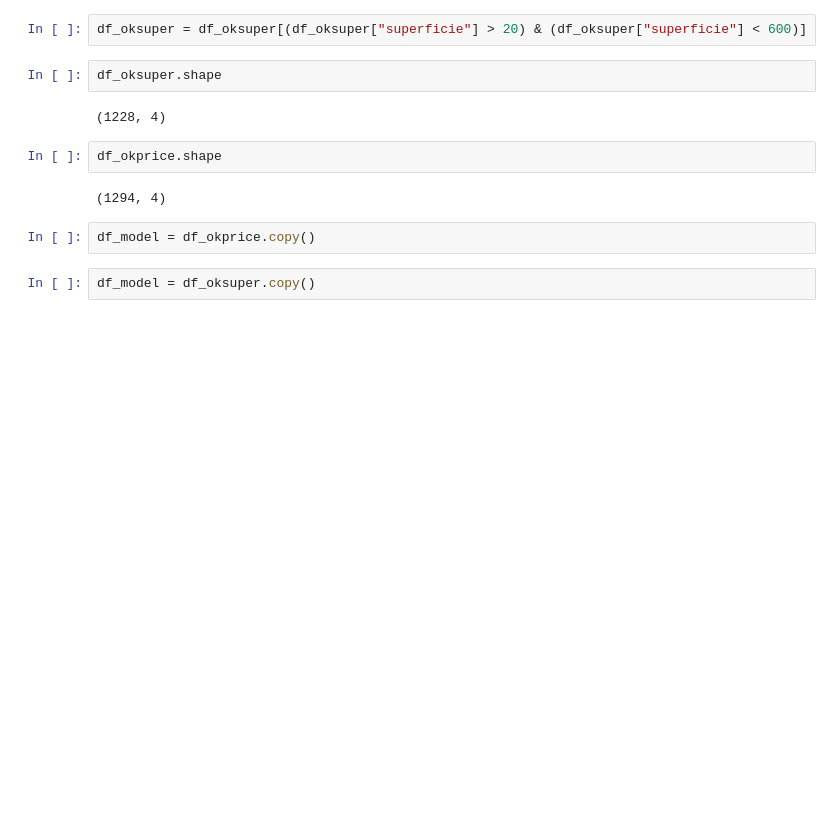
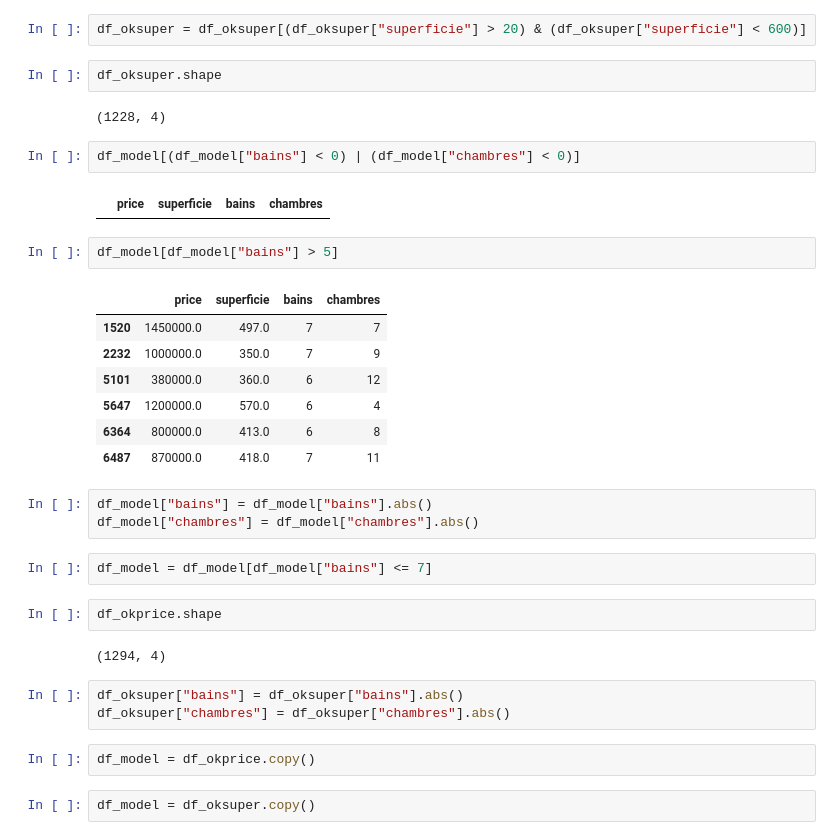
Before and after one commit to OussemaBouchaala/Appartments_Price_Prediction_Model, a Jupyter notebook: notebook copy.ipynb, the cells around one changed output. Drawn from its saved outputs; the diff is of its cells as text; blank space fills up the shorter version.

```diff
--- a/notebook copy.ipynb
+++ b/notebook copy.ipynb
@@ -434,10 +434,32 @@ df_oksuper = df_oksuper[(df_oksuper["superficie"] > 20) & (df_oksuper["superfici
 df_oksuper.shape
 # %% [output]
 (1228, 4)
+# %%
+df_model[(df_model["bains"] < 0) | (df_model["chambres"] < 0)]
+# %% [output]
+|  | price | superficie | bains | chambres |
+# %%
+df_model[df_model["bains"] > 5]
+# %% [output]
+|  | price | superficie | bains | chambres |
+| 1520 | 1450000.0 | 497.0 | 7 | 7 |
+| 2232 | 1000000.0 | 350.0 | 7 | 9 |
+| 5101 | 380000.0 | 360.0 | 6 | 12 |
+| 5647 | 1200000.0 | 570.0 | 6 | 4 |
+| 6364 | 800000.0 | 413.0 | 6 | 8 |
+| 6487 | 870000.0 | 418.0 | 7 | 11 |
+# %%
+df_model["bains"] = df_model["bains"].abs()
+df_model["chambres"] = df_model["chambres"].abs()
+# %%
+df_model = df_model[df_model["bains"] <= 7]
 # %%
 df_okprice.shape
 # %% [output]
 (1294, 4)
+# %%
+df_oksuper["bains"] = df_oksuper["bains"].abs()
+df_oksuper["chambres"] = df_oksuper["chambres"].abs()
 # %%
 df_model = df_okprice.copy()
 # %%
```
Also changed, not shown: parts of 2 cells of this notebook, 2 other files.
